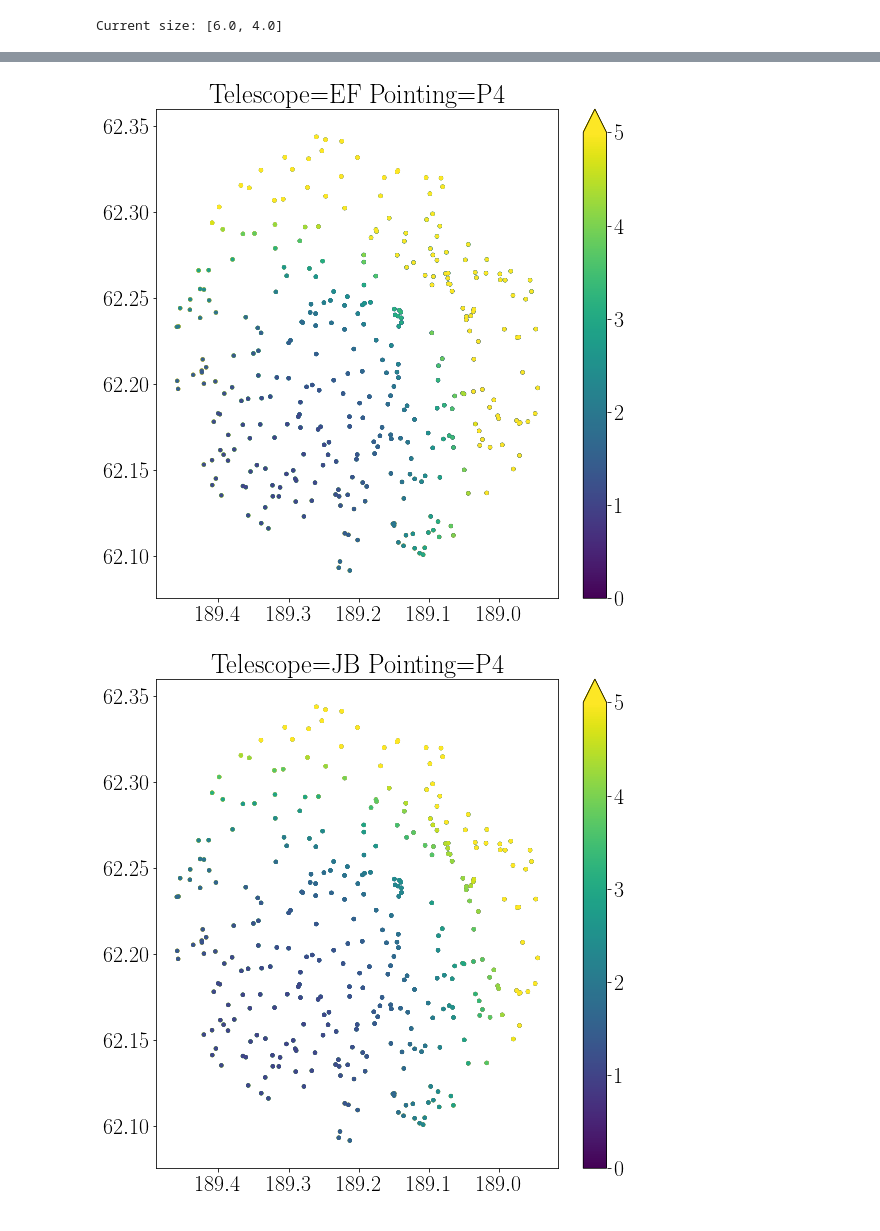
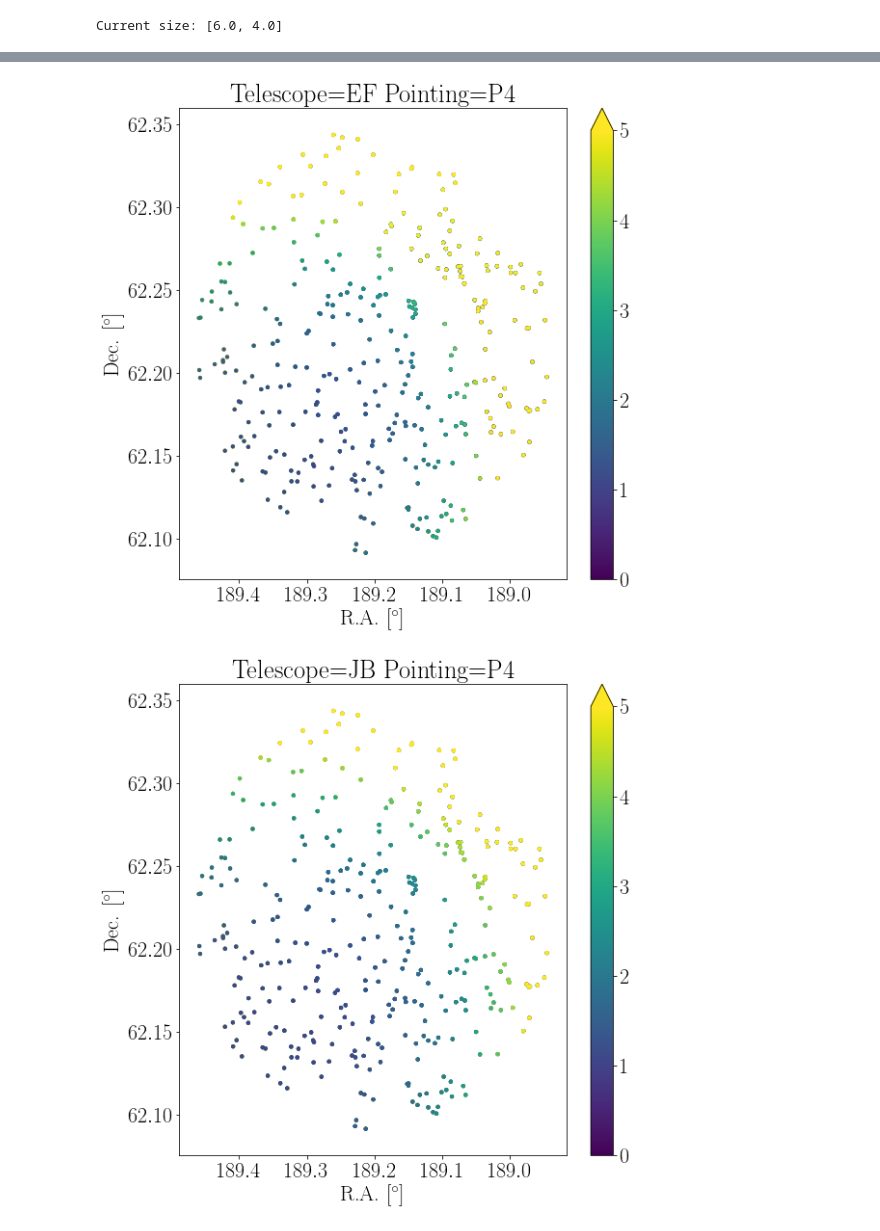
Before and after one commit to jradcliffe5/EVN_pbcor, a Jupyter notebook: Sanity_checks/PB_error_scalings.ipynb, the cells around one changed output, grey strips where cells are left out. Saved outputs shown, nothing was run; the diff lists cells and outputs as text; code cells hidden in the pictures.

```diff
--- a/Sanity_checks/PB_error_scalings.ipynb
+++ b/Sanity_checks/PB_error_scalings.ipynb
@@ -52,14 +52,21 @@ for k in telescope_index:
     k = int(k)
     for i in range(len(x_central)):
         if x_central[i][0].startswith('HDFC'):
-            RA = RA + [float(x_central[i][1])]
+            if float(x[i][1]) > 360:
+                    RA = RA + [float(x_central[i][1]) -360]
+            else:
+                    RA = RA + [float(x_central[i][1])]
             Dec = Dec + [float(x_central[i][2])]
             telescope_corr = telescope_corr + x_central[i][3][int(k)].values()
+            if x_central[i][0].startswith('HDFC0153'):
+                    HDFC0153central_corr = x_central[i][3]
     fig, ax = plt.subplots()
     plt.gca().invert_xaxis()
     scat = ax.scatter(RA, Dec, c=telescope_corr, s=10,vmin=1,vmax=1.1)
     plt.title(r'Telescope=%s' % (telescope_name[k]))
     plt.colorbar(scat,extend='max')
+    plt.xlabel(r'R.A. [$^\circ$]')
+    plt.ylabel(r'Dec. [$^\circ$]')
     plt.savefig(r'Telescope_%s' % (telescope_name[k]), bbox_inches='tight')
     plt.show()
 # %% [output]
@@ -86,19 +93,28 @@ telescope_name = ['EF','JB']
 RA = []
 Dec = []
 telescope_corr = []
+HDFC0153outside_corr = []
 for j in Pointing:
     x = x_outside[j]
     for k in telescope_index:
         for i in range(len(x)):
             if x[i][0].startswith('HDFC'):
-                RA = RA + [float(x[i][1])]
+                if float(x[i][1]) > 360:
+                    RA = RA + [float(x[i][1]) -360]
+                else:
+                    RA = RA + [float(x[i][1])]
+
                 Dec = Dec + [float(x[i][2])]
                 telescope_corr = telescope_corr + x[i][3][k].values()
+                if x[i][0].startswith('HDFC0153'):
+                    HDFC0153outside_corr = HDFC0153outside_corr + [x[i][3]]
         fig, ax = plt.subplots()
         plt.gca().invert_xaxis()
         scat = ax.scatter(RA, Dec, c=telescope_corr, s=10,vmin=0, vmax=5)
         plt.title(r'Telescope=%s Pointing=%s' % (telescope_name[k],j))
         plt.colorbar(scat,extend='max')
+        plt.xlabel(r'R.A. [$^\circ$]')
+        plt.ylabel(r'Dec. [$^\circ$]')
         plt.savefig(r'Telescope_%s_Pointing_%s' % (telescope_name[k],j), bbox_inches='tight')
         plt.show()
 # %% [output]
@@ -111,2 +127,2 @@ for j in Pointing:
-[figure, old version]
+[figure, new version]
-[figure, old version]
+[figure, new version]
```
Also changed, not shown: parts of 7 cells of this notebook, 44 other files.
